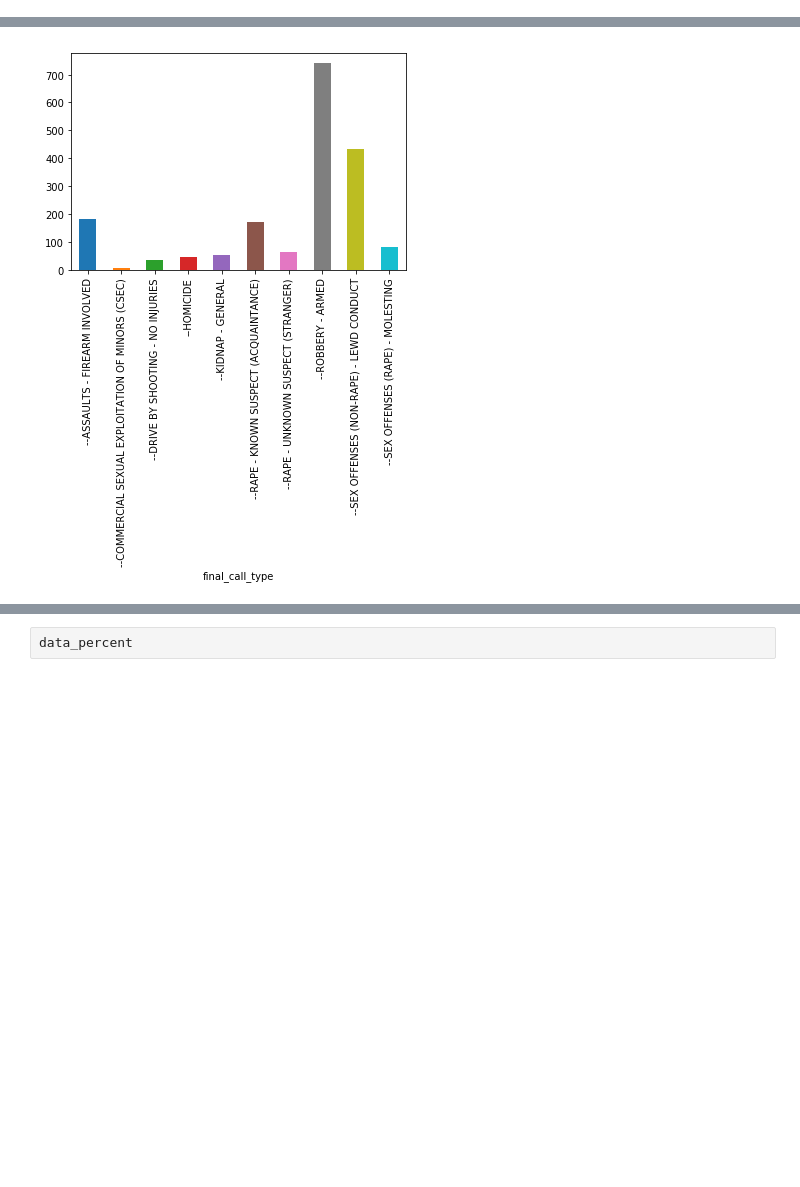
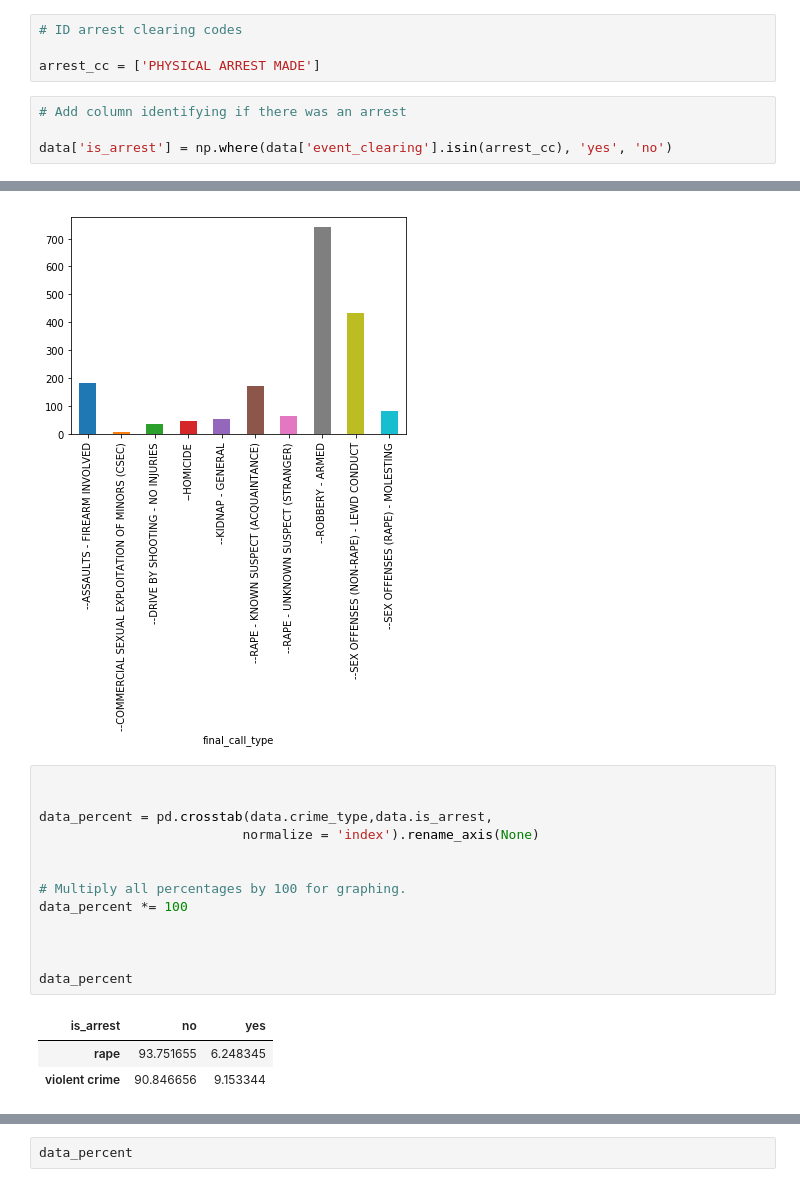
Before and after one commit to teacupwoozy/spd_notebook_archive, a Jupyter notebook: spd_notebook/2010-2018_sexcrimes_violentcrimes_percentages.ipynb, the cells around one changed output, grey strips where cells are left out. Drawn from its saved outputs; the diff is of its cells as text; blank space fills up the shorter version.

Commit message:
Add y/n is_arrest

```diff
--- a/spd_notebook/2010-2018_sexcrimes_violentcrimes_percentages.ipynb
+++ b/spd_notebook/2010-2018_sexcrimes_violentcrimes_percentages.ipynb
@@ -184,0 +146,8 @@ data.head()
+# %%
+# ID arrest clearing codes
+
+arrest_cc = ['PHYSICAL ARREST MADE']
+# %%
+# Add column identifying if there was an arrest
+
+data['is_arrest'] = np.where(data['event_clearing'].isin(arrest_cc), 'yes', 'no')
@@ -203,4 +194,21 @@ data['is_arrest'].groupby(data.final_call_type).sum().plot(kind='bar')
 # %% [output]
 <matplotlib.axes._subplots.AxesSubplot at 0x...>
 [figure]
+# %%
+
+
+data_percent = pd.crosstab(data.crime_type,data.is_arrest,
+                          normalize = 'index').rename_axis(None)
+
+
+# Multiply all percentages by 100 for graphing.
+data_percent *= 100
+
+
+
+data_percent
+# %% [output]
+| is_arrest | no | yes |
+| rape | 93.751655 | 6.248345 |
+| violent crime | 90.846656 | 9.153344 |
 # %%
```
Also changed, not shown: parts of 4 cells of this notebook.
